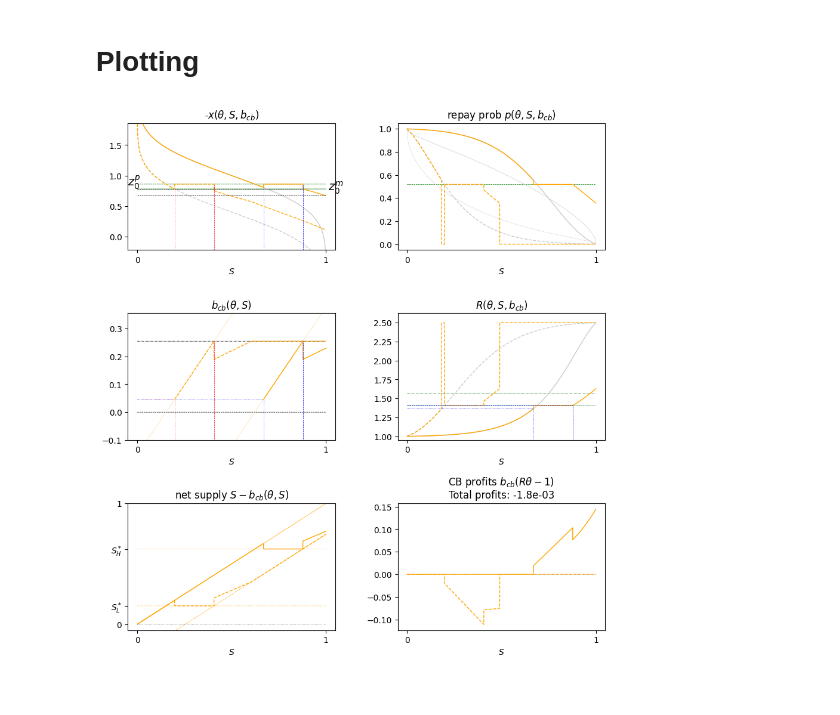
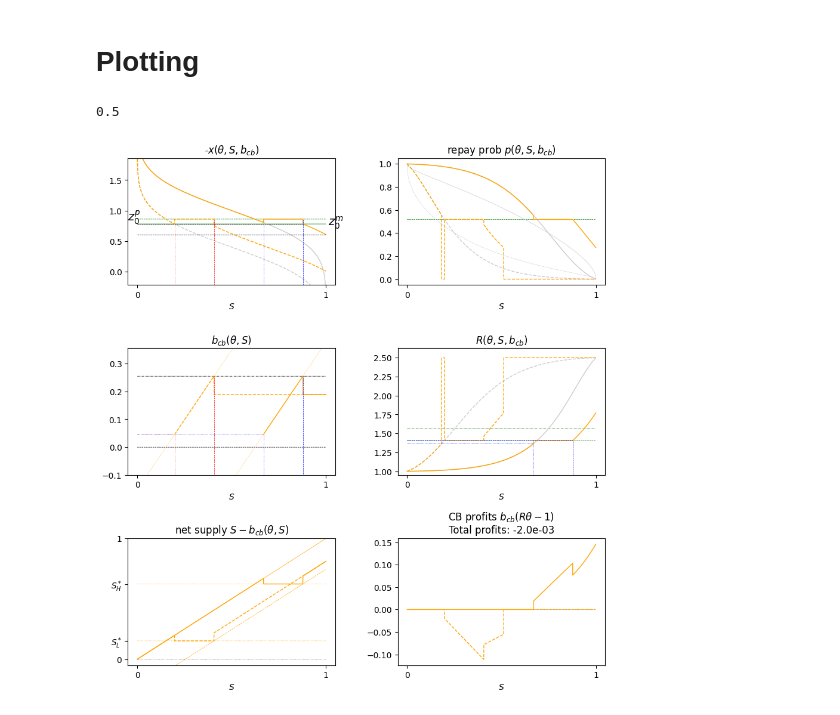
Before and after one commit to carlogalli/colab-gpu, a Jupyter notebook: gaballo-galli.ipynb, the cells around one changed output. Drawn from its saved outputs; the diff is of its cells as text; code cells hidden in the pictures.

```diff
--- a/gaballo-galli.ipynb
+++ b/gaballo-galli.ipynb
@@ -359,7 +189,8 @@ function bcb_fn(m::Model, θ::T, S::T, zz::Vector{T}; bcb_test::T=NaN) where T<:
 
     elseif s_lb+test < S <= s_ub
         if bcb_unbounded_fn(m, θ, S, z_0_pub) < 0
-            return bcb_unbounded_fn(m, θ, S, z_0_mkt)*0.5
+            #return bcb_unbounded_fn(m, θ, S, z_0_mkt)*0.5
+            return T(0)
         else
             # return bcb_unbounded_fn(m, θ, S, max(z_0_pub, z_0_mkt))
             return bcb_unbounded_fn(m, θ, S, z_0_pub)
@@ -377,7 +208,7 @@ function bcb_fn(m::Model, θ::T, S::T, zz::Vector{T}; bcb_test::T=NaN) where T<:
                 bcb_test_h = s_bounds_fn(m, m.θh, zz)[2]-sn_cdf((m.θh-z_0_mkt)/m.σ_x)
                 bcb_test_l = s_bounds_fn(m, m.θl, zz)[2]-sn_cdf((m.θl-z_0_mkt)/m.σ_x)
                 bcb_test = min(bcb_test_h, bcb_test_l)
-                bcb_test = bcb_test + 1/3*(S-s_ub)
+                #bcb_test = bcb_test + 1/3*(S-s_ub)
             end
             return min(bcb_test, bcb_bar)
             # return bcb_bar
@@ -548,7 +380,22 @@ pdf_itp (generic function with 1 method)
 # %% [markdown]
 # Plotting
+# %%
+# Define grids and colors
+
+sgrid = 0:0.0001:1
+ns = length(sgrid)
+x = 0.8; col_gray = (x,x,x)
+
+
+c_pub = "b"
+c_mkt = "orange"
+x = 0.8; c0 = (x,x,x)
+lw1 = 1.
+lw2 = 0.5
+# %% [output]
+0.5
 # %%
-function f1(axs)
+function f1()
 
     m = Model(τ_x=5., q=0.4, θh=1., h=0.6, bcb_bar_coeff=0.3, Rstar_coeff=0.9)
 
@@ -660,32 +507,32 @@ function f1(axs)
     # plot(sgrid, [R_ext_fn(m,m.θh,S) for S in sgrid], "-", color=c0, lw=lw1)
     # plot(sgrid, [R_ext_fn(m,m.θl,S) for S in sgrid], "--", color=c0, lw=lw1)
     plot(sgrid, [R_fn(m, m.θh, S, zzs) for S in sgrid], "-", color=c_mkt, lw=lw1)
     plot(sgrid, [R_fn(m, m.θl, S, zzs) for S in sgrid], "--", color=c_mkt, lw=lw1)
     plot((S_lb_h, S_lb_h), (0, R_fn(m, m.θh, S_lb_h, zzs)), ":b", lw=lw2)
     plot((0, S_lb_h), (R_fn(m, m.θh, S_lb_h, zzs), R_fn(m, m.θh, S_lb_h, zzs)), ":b", lw=lw2)
     plot((S_ub_h, S_ub_h), (0, R_fn(m, m.θh, min(1,S_ub_h+1e-6), zzs)), "--b", lw=lw2)
     plot((0, S_ub_h), (R_fn(m, m.θh, min(1,S_ub_h+1e-6), zzs), R_fn(m, m.θh, min(1,S_ub_h+1e-6), zzs)), "--b", lw=lw2)
     ylim(1/m.θh*0.95, 1/m.θl*1.05)
 
 
     sca(axs[3,2])
     title(L"CB profits $b_{cb}(R\theta-1)$")
     π_h = [profit_cb_fn(m, m.θh, S, zzs) for S in sgrid]
     π_l = [profit_cb_fn(m, m.θl, S, zzs) for S in sgrid]
     π_tot = mean(m.q*π_h+(1-m.q)*π_l)
     title(L"CB profits $b_{cb}(R\theta-1)$"*"\n"*@sprintf("Total profits: %.1e", π_tot))
     plot(sgrid, zeros(ns), ":k", lw=lw2)
     plot(sgrid, π_h, "-", color=c_mkt, lw=lw1)
     plot(sgrid, π_l, "--", color=c_mkt, lw=lw1)
 
     for i in 1:rows*cols
         sca(axs[i])
         xlabel(L"S")
         xticks([0,1])
     end
 end
 
-f1(a)
+f1()
 subplots_adjust(left=0.1, right=0.9, top=0.95, bottom=0.1, wspace=0.3, hspace=0.5)
 # %% [output]
-[figure, old version]
+[figure, new version]
```
Also changed, not shown: parts of 9 cells of this notebook.
